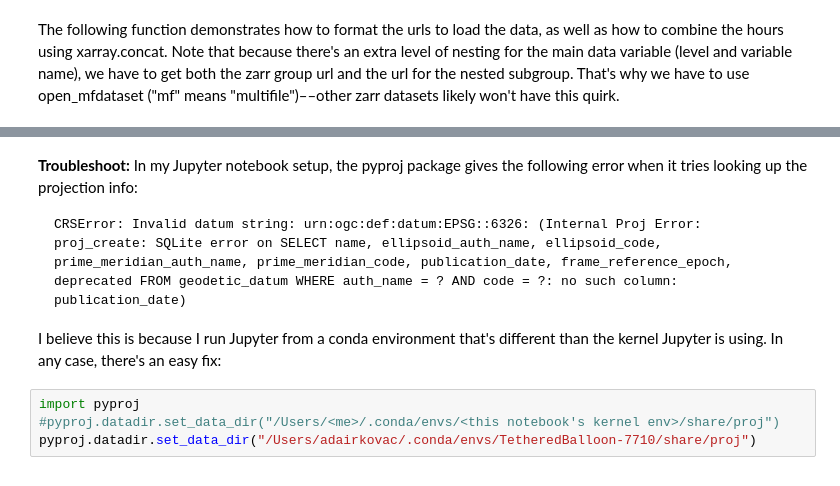
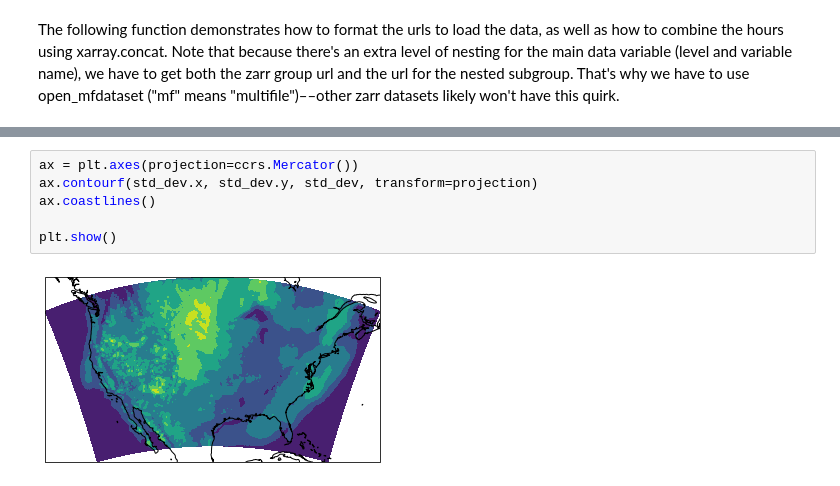
Before and after one commit to adair-kovac/examples, a Jupyter notebook: hrrr_zarr_one_day_analysis_polished.ipynb, the cells around one changed output, grey strips where cells are left out. Drawn from its saved outputs; the diff is of its cells as text.

````diff
--- a/hrrr_zarr_one_day_analysis_polished.ipynb
+++ b/hrrr_zarr_one_day_analysis_polished.ipynb
@@ -60,12 +82,8 @@ plt.show()
-# %% [markdown]
-**Troubleshoot:** In my Jupyter notebook setup, the pyproj package gives the following error when it tries looking up the projection info:
-
-```
-CRSError: Invalid datum string: urn:ogc:def:datum:EPSG::6326: (Internal Proj Error: proj_create: SQLite error on SELECT name, ellipsoid_auth_name, ellipsoid_code, prime_meridian_auth_name, prime_meridian_code, publication_date, frame_reference_epoch, deprecated FROM geodetic_datum WHERE auth_name = ? AND code = ?: no such column: publication_date)
-```
-
-I believe this is because I run Jupyter from a conda environment that's different than the kernel Jupyter is using. In any case, there's an easy fix:
-# %%
-import pyproj
-#pyproj.datadir.set_data_dir("/Users/<me>/.conda/envs/<this notebook's kernel env>/share/proj")
-pyproj.datadir.set_data_dir("/Users/adairkovac/.conda/envs/TetheredBalloon-7710/share/proj")
+# %%
+ax = plt.axes(projection=ccrs.Mercator())
+ax.contourf(std_dev.x, std_dev.y, std_dev, transform=projection)
+ax.coastlines()
+
+plt.show()
+# %% [output]
+[figure, added]
````
Also changed, not shown: parts of 8 cells of this notebook, 4 other files.
